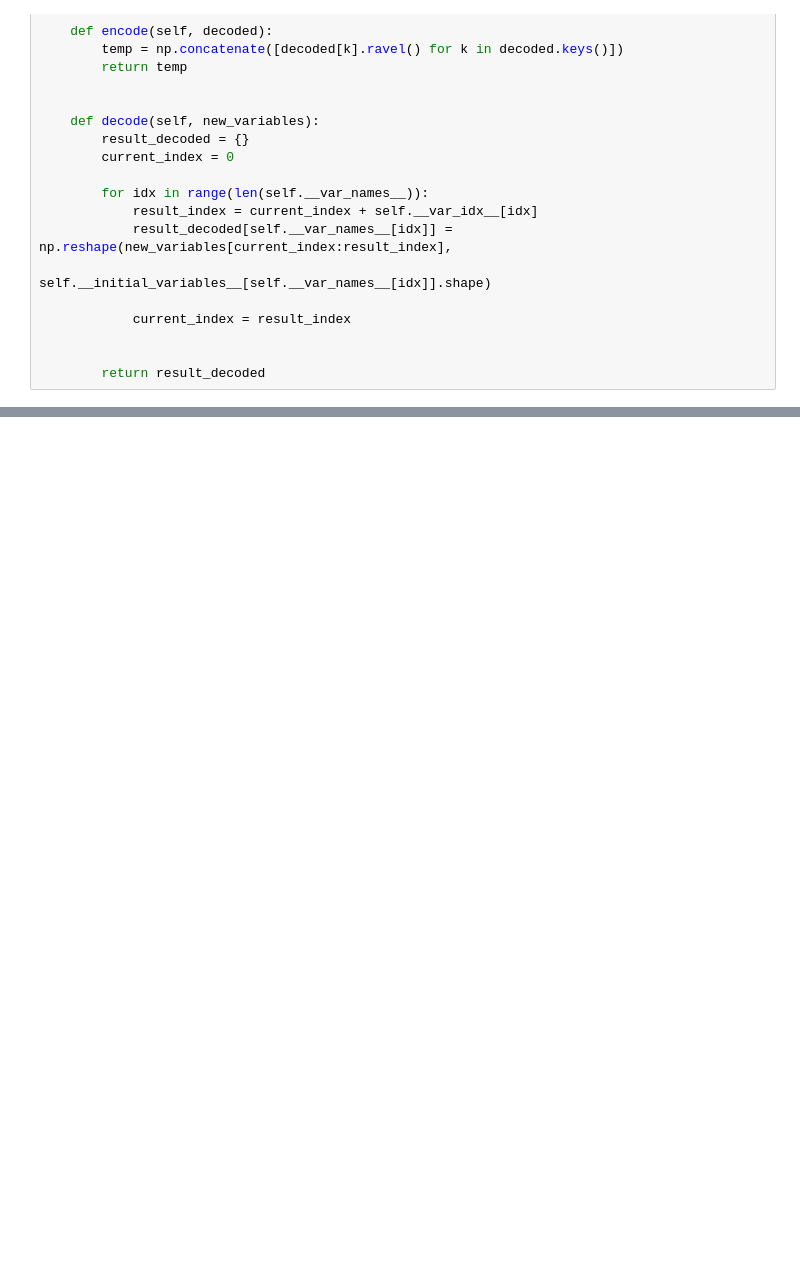
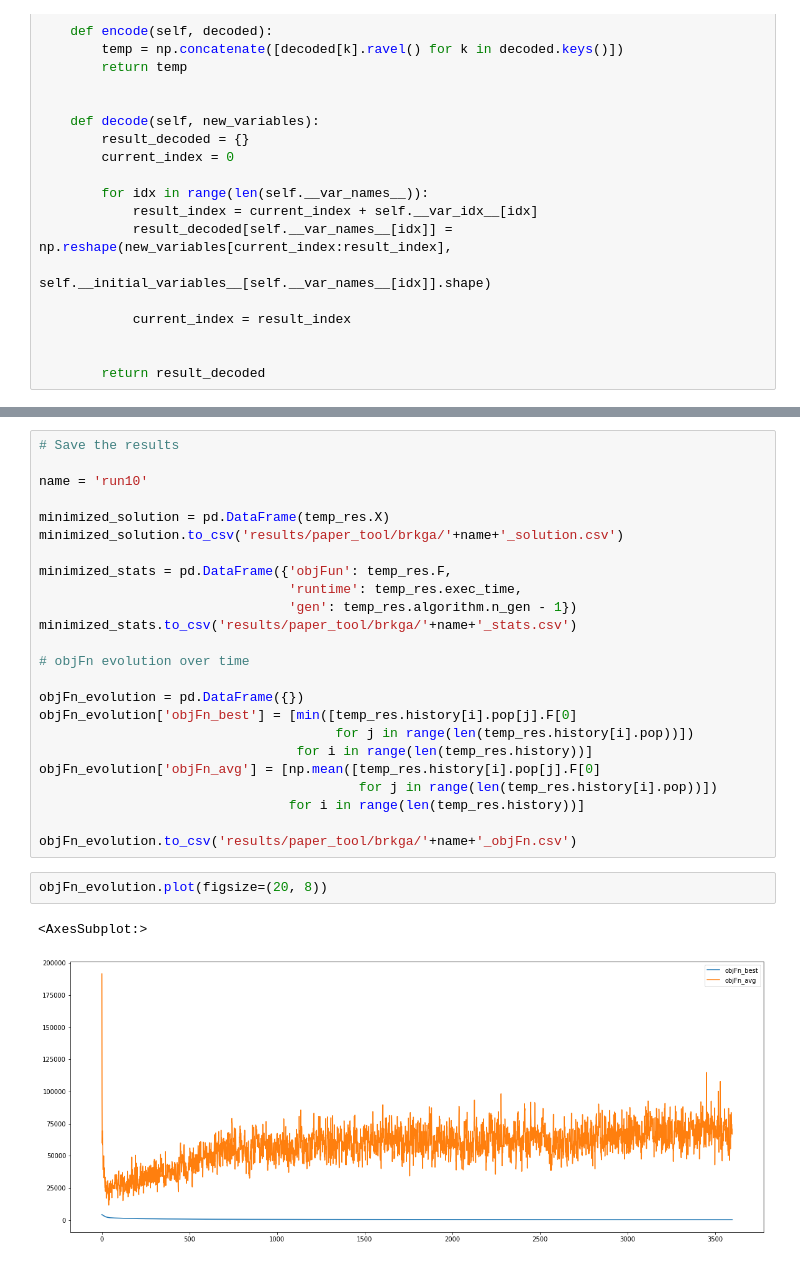
Before and after one commit to ECGomes/eso_project, a Jupyter notebook: pymoo_BRKGA.ipynb, the cells around one changed output, grey strips where cells are left out. Cells and saved outputs as stored; diff of their text form; blank space fills up the shorter version.

Commit message:
Added BRKGA runs

```diff
--- a/pymoo_BRKGA.ipynb
+++ b/pymoo_BRKGA.ipynb
@@ -1978,0 +1907,29 @@ Optimum  [ 0 13  8  4 15  6 17 19 16 14  3  9  2 10 18  1  5 11 12  7]
+# %%
+# Save the results
+
+name = 'run10'
+
+minimized_solution = pd.DataFrame(temp_res.X)
+minimized_solution.to_csv('results/paper_tool/brkga/'+name+'_solution.csv')
+
+minimized_stats = pd.DataFrame({'objFun': temp_res.F,
+                                'runtime': temp_res.exec_time,
+                                'gen': temp_res.algorithm.n_gen - 1})
+minimized_stats.to_csv('results/paper_tool/brkga/'+name+'_stats.csv')
+
+# objFn evolution over time
+
+objFn_evolution = pd.DataFrame({})
+objFn_evolution['objFn_best'] = [min([temp_res.history[i].pop[j].F[0]
+                                      for j in range(len(temp_res.history[i].pop))])
+                                 for i in range(len(temp_res.history))]
+objFn_evolution['objFn_avg'] = [np.mean([temp_res.history[i].pop[j].F[0]
+                                         for j in range(len(temp_res.history[i].pop))])
+                                for i in range(len(temp_res.history))]
+
+objFn_evolution.to_csv('results/paper_tool/brkga/'+name+'_objFn.csv')
+# %%
+objFn_evolution.plot(figsize=(20, 8))
+# %% [output]
+<AxesSubplot:>
+[figure, added]
```
Also changed, not shown: parts of 4 cells of this notebook, 30 other files.
